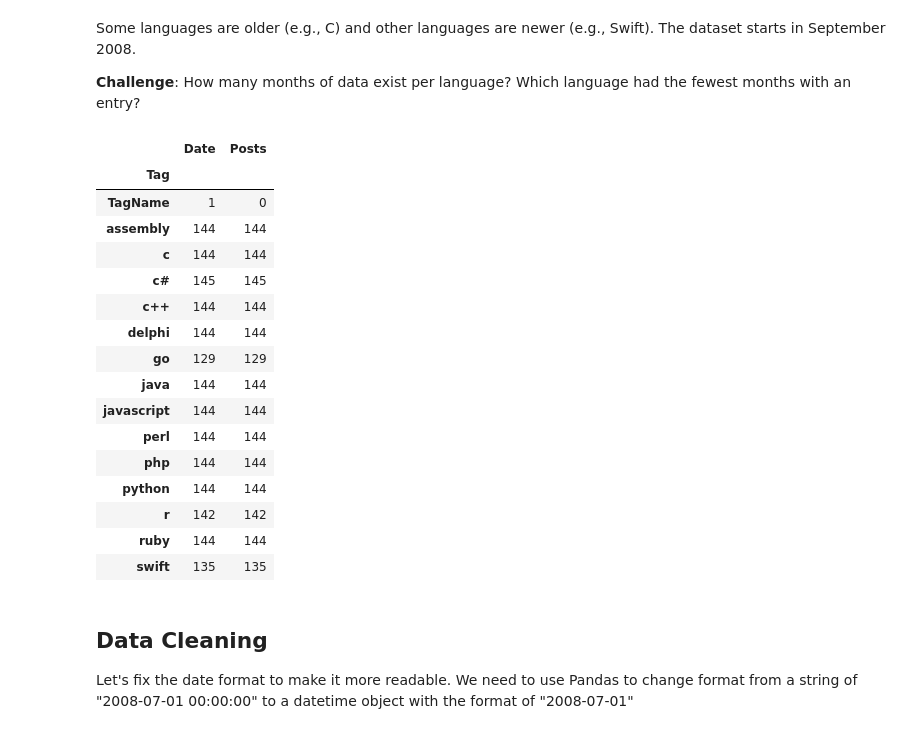
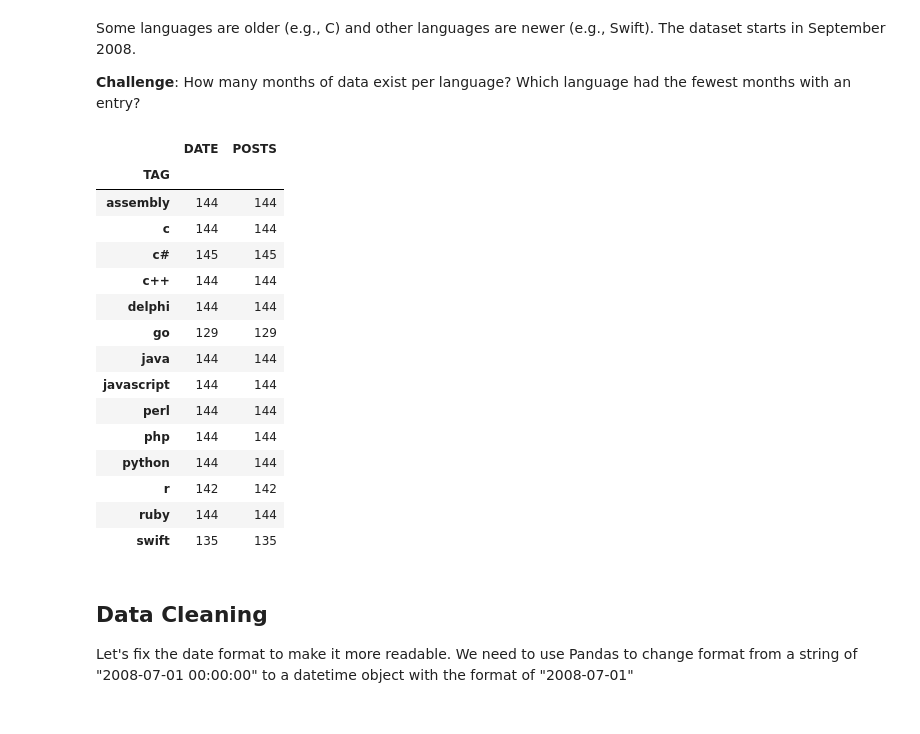
Before and after one commit to svrohith9/100-days-python, a Jupyter notebook: Day72/main.ipynb, the cells around one changed output. Drawn from its saved outputs; the diff is of its cells as text; code cells hidden in the pictures.

```diff
--- a/Day72/main.ipynb
+++ b/Day72/main.ipynb
@@ -24,6 +25,6 @@ import pandas as pd
 # %% [markdown]
 **Challenge**: Read the .csv file and store it in a Pandas dataframe
 # %%
-data=pd.read_csv('QueryResults.csv',names=["Date","Tag","Posts"])
+df = pd.read_csv('QueryResults.csv', names=['DATE', 'TAG', 'POSTS'], header=0)
 # %% [markdown]
 **Challenge**: Examine the first 5 rows and the last 5 rows of the of the dataframe
@@ -81,11 +89,10 @@ Some languages are older (e.g., C) and other languages are newer (e.g., Swift).
 
 **Challenge**: How many months of data exist per language? Which language had the fewest months with an entry?
 # %%
-data.groupby('Tag').count()
+df.groupby('TAG').count()
 # %% [output]
-|  | Date | Posts |
-| Tag |  |  |
-| TagName | 1 | 0 |
+|  | DATE | POSTS |
+| TAG |  |  |
 | assembly | 144 | 144 |
 | c | 144 | 144 |
 | c# | 145 | 145 |
```
Also changed, not shown: parts of 33 cells of this notebook.
